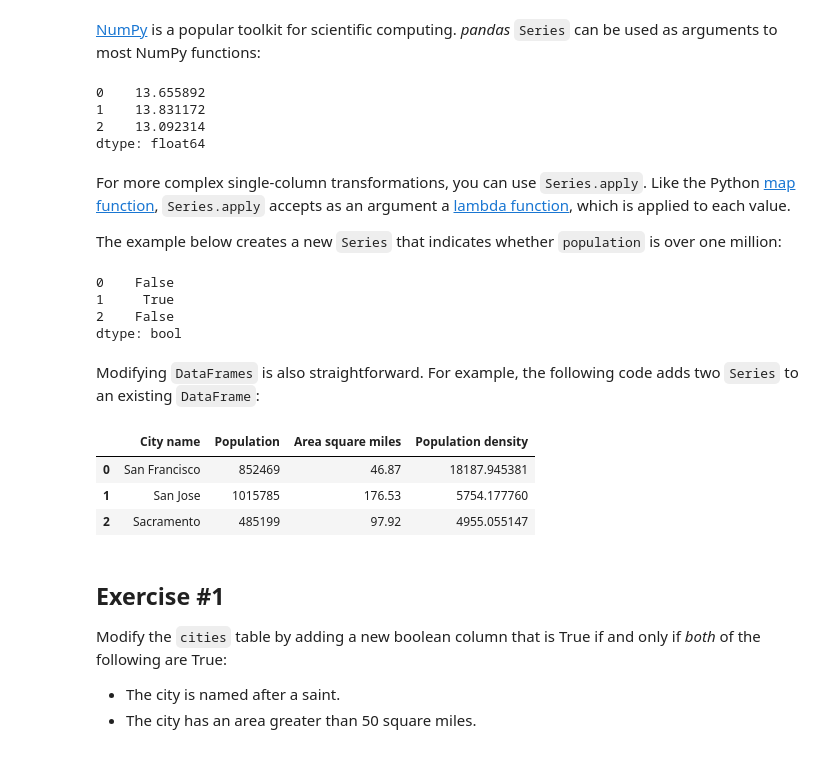
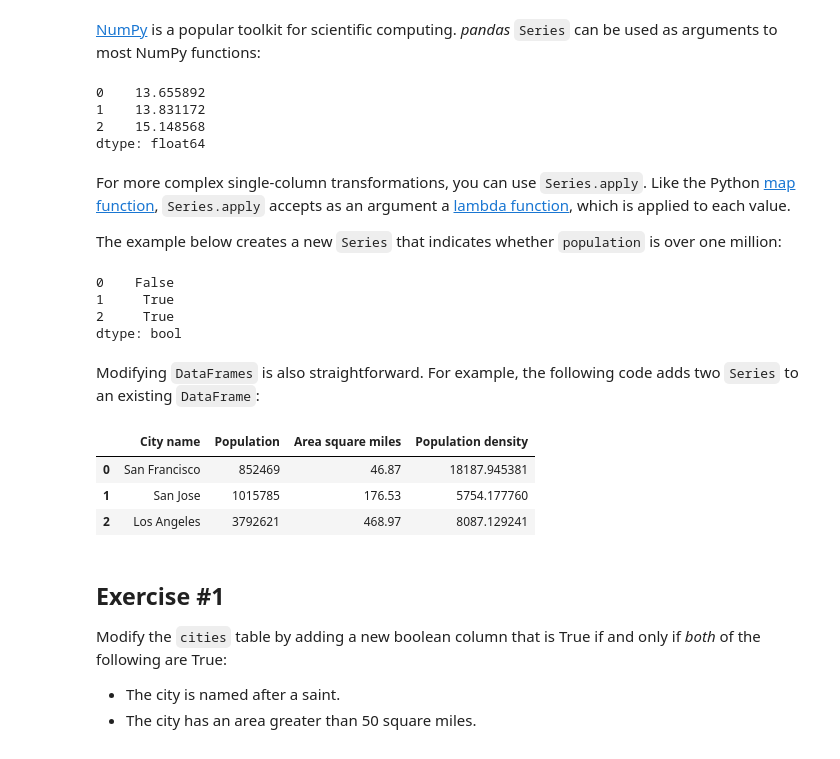
Before and after one commit to hahns0lo/jupyter-git-tutorial, a Jupyter notebook: tutorial/intro_to_pandas.ipynb, the cells around one changed output. Drawn from its saved outputs; the diff is of its cells as text; code cells hidden in the pictures.

Commit message:
Replaced Sacramento with Los Angeles

```diff
--- a/tutorial/intro_to_pandas.ipynb
+++ b/tutorial/intro_to_pandas.ipynb
@@ -53,8 +53,8 @@ dtype: object
 # %% [markdown]
 `DataFrame` objects can be created by passing a `dict` mapping `string` column names to their respective `Series`. If the `Series` don't match in length, missing values are filled with special [NA/NaN](http://pandas.pydata.org/pandas-docs/stable/missing_data.html) values. Example:
 # %%
-city_names = pd.Series(['San Francisco', 'San Jose', 'Sacramento'])
-population = pd.Series([852469, 1015785, 485199])
+city_names = pd.Series(['San Francisco', 'San Jose', 'Los Angeles'])
+population = pd.Series([852469, 1015785, 3792621])
 
 pd.DataFrame({ 'City name': city_names, 'Population': population })
 # %% [output]
@@ -146,7 +146,7 @@ np.log(population)
 # %% [output]
 0    13.655892
 1    13.831172
-2    13.092314
+2    15.148568
 dtype: float64
 # %% [markdown]
 For more complex single-column transformations, you can use `Series.apply`. Like the Python [map function](https://docs.python.org/2/library/functions.html#map),
@@ -158,20 +158,20 @@ population.apply(lambda val: val > 1000000)
 # %% [output]
 0    False
 1     True
-2    False
+2     True
 dtype: bool
 # %% [markdown]
 
 Modifying `DataFrames` is also straightforward. For example, the following code adds two `Series` to an existing `DataFrame`:
 # %%
-cities['Area square miles'] = pd.Series([46.87, 176.53, 97.92])
+cities['Area square miles'] = pd.Series([46.87, 176.53, 468.97])
 cities['Population density'] = cities['Population'] / cities['Area square miles']
 cities
 # %% [output]
 |  | City name | Population | Area square miles | Population density |
 | 0 | San Francisco | 852469 | 46.87 | 18187.945381 |
 | 1 | San Jose | 1015785 | 176.53 | 5754.177760 |
-| 2 | Sacramento | 485199 | 97.92 | 4955.055147 |
+| 2 | Los Angeles | 3792621 | 468.97 | 8087.129241 |
 # %% [markdown]
 ## Exercise #1
 
```
Also changed, not shown: parts of 8 cells of this notebook.
